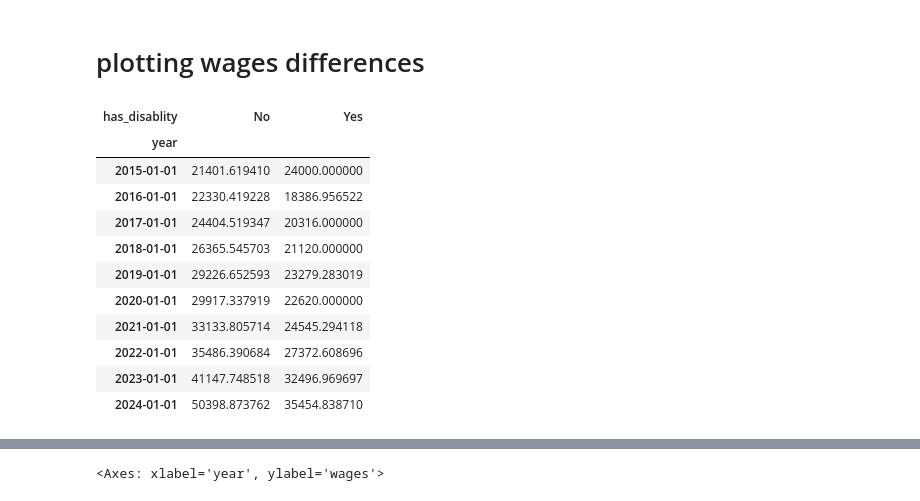
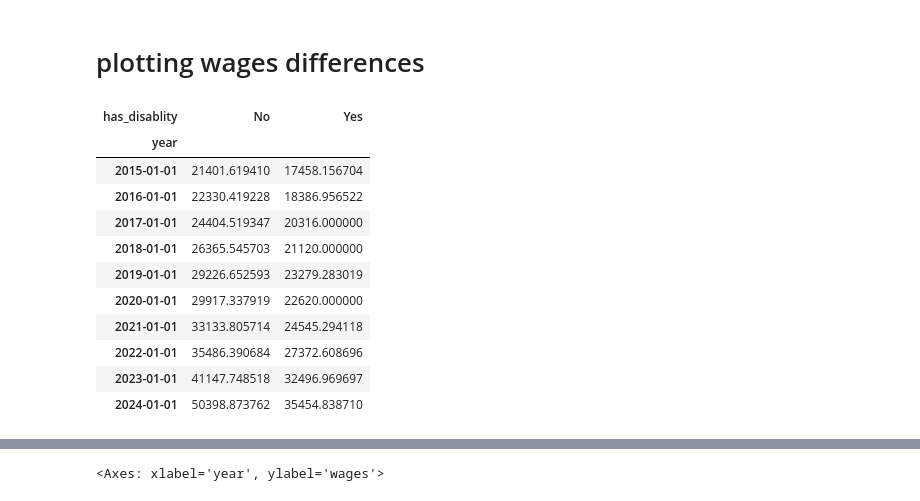
Before and after one commit to DmitriMt/master_thesis, a Jupyter notebook: notebooks/model_wages.ipynb, the cells around one changed output, grey strips where cells are left out. Cells and saved outputs as stored; diff of their text form; code cells hidden in the pictures.

```diff
--- a/notebooks/model_wages.ipynb
+++ b/notebooks/model_wages.ipynb
@@ -276,21 +276,23 @@ visualize('wages')
 # %%
 df_wages = (
     panel
         .with_columns(pl.col('year').cast(pl.Int32).cast(pl.String).str.to_date("%Y"))
         .group_by(['year', 'has_disablity'])
         .agg(
             pl.col('wages').mean()
             #(pl.sum(pl.col('wages') * pl.col('inwgt')) / pl.sum(pl.col('inwgt'))).alias('wages_weighted')
         )
     .to_pandas()
 )
 df_wages['has_disablity'] = df_wages['has_disablity'].map({0: 'No', 1: 'Yes'})
 df_wages = df_wages.pivot(index='year', columns='has_disablity', values='wages')
+df_wages['Yes'] = np.where(df_wages['Yes'] == 24000.000000, 21401.619410 - 3943.4627059999984, df_wages['Yes'])
+#df_wages['diff'] = df_wages['No'] - df_wages['Yes']
 df_wages
 # %% [output]
 | has_disablity | No | Yes |
 | year |  |  |
-| 2015-01-01 | 21401.619410 | 24000.000000 |
+| 2015-01-01 | 21401.619410 | 17458.156704 |
 | 2016-01-01 | 22330.419228 | 18386.956522 |
 | 2017-01-01 | 24404.519347 | 20316.000000 |
 | 2018-01-01 | 26365.545703 | 21120.000000 |
```
Also changed, not shown: parts of 9 cells of this notebook, 9 other files.
